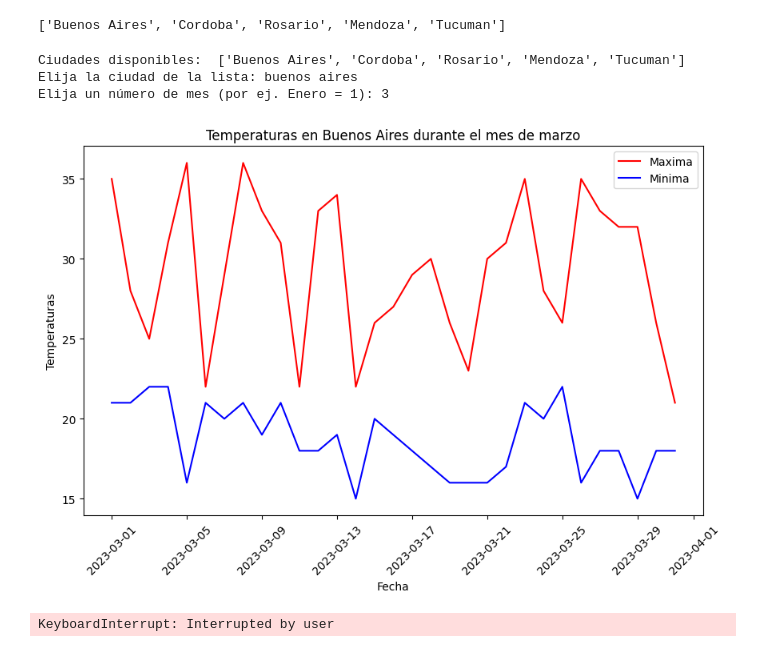
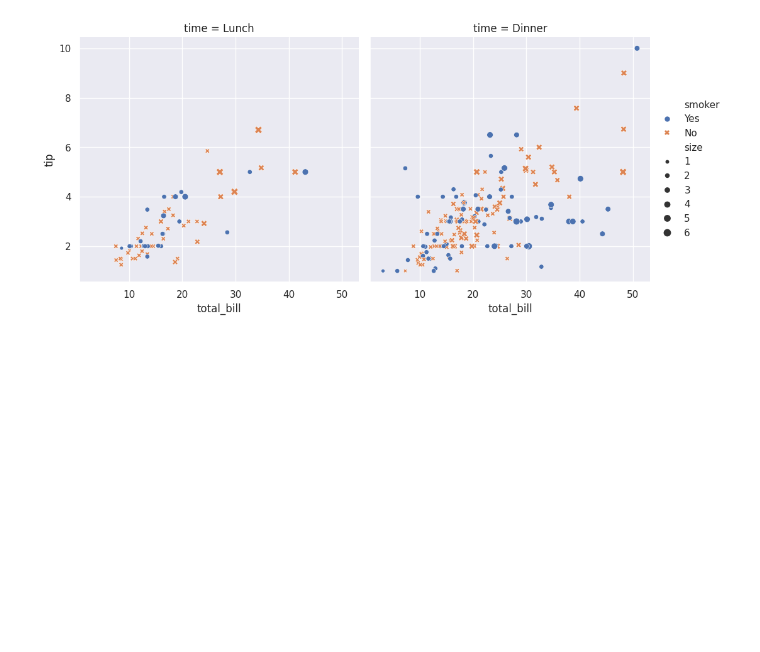
Before and after one commit to mmartigani/MachineLearning2, a Jupyter notebook: ML15.ipynb, the cells around one changed output. Saved outputs shown, nothing was run; the diff lists cells and outputs as text; code cells hidden in the pictures; blank space fills up the shorter version.

```diff
--- a/ML15.ipynb
+++ b/ML15.ipynb
@@ -38,10 +8,0 @@ df.head(10)
-# %%
-lista_ciudades = []
-
-for c in df['Ciudad']:
-    if c not in lista_ciudades:
-        lista_ciudades.append(c)
-
-lista_ciudades
-# %% [output]
-['Buenos Aires', 'Cordoba', 'Rosario', 'Mendoza', 'Tucuman']
@@ -94,8 +9,14 @@ def consultar_temperaturas():
-# %%
-consultar_temperaturas()
-# %% [output]
-Ciudades disponibles:  ['Buenos Aires', 'Cordoba', 'Rosario', 'Mendoza', 'Tucuman']
-Elija la ciudad de la lista: buenos aires
-Elija un número de mes (por ej. Enero = 1): 3
-[figure, removed]
-KeyboardInterrupt: Interrupted by user
+# %%
+sns.set_theme()
+propinas= sns.load_dataset('tips')
+sns.relplot(
+    data=propinas,
+    x='total_bill',
+    y='tip',
+    col='time',
+    hue='smoker',
+    style='smoker',
+    size='size'
+);
+# %% [output]
+[figure, added]
```
Also changed, not shown: parts of 5 cells of this notebook.
